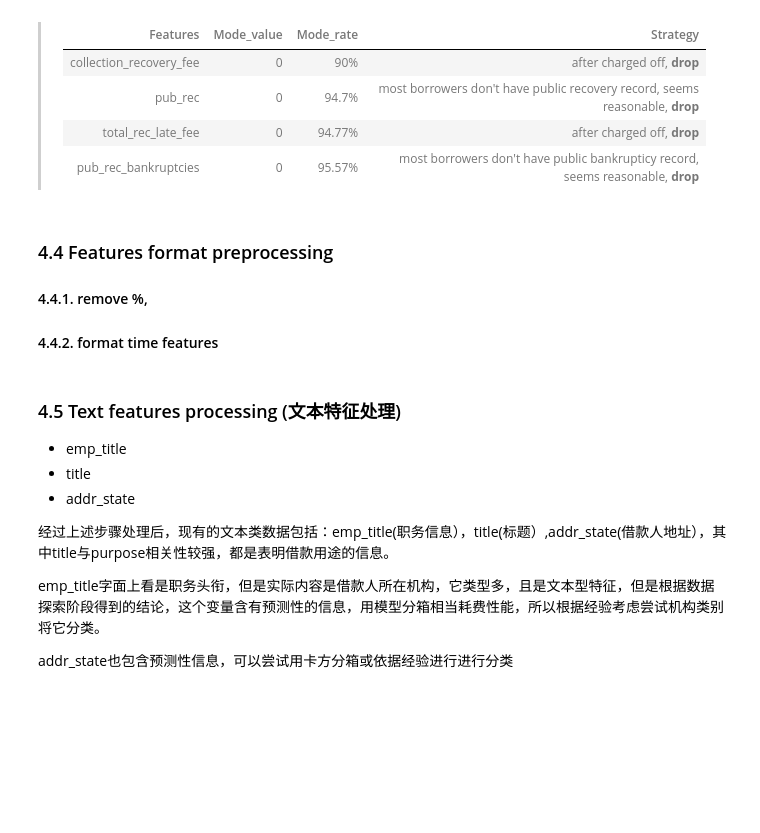
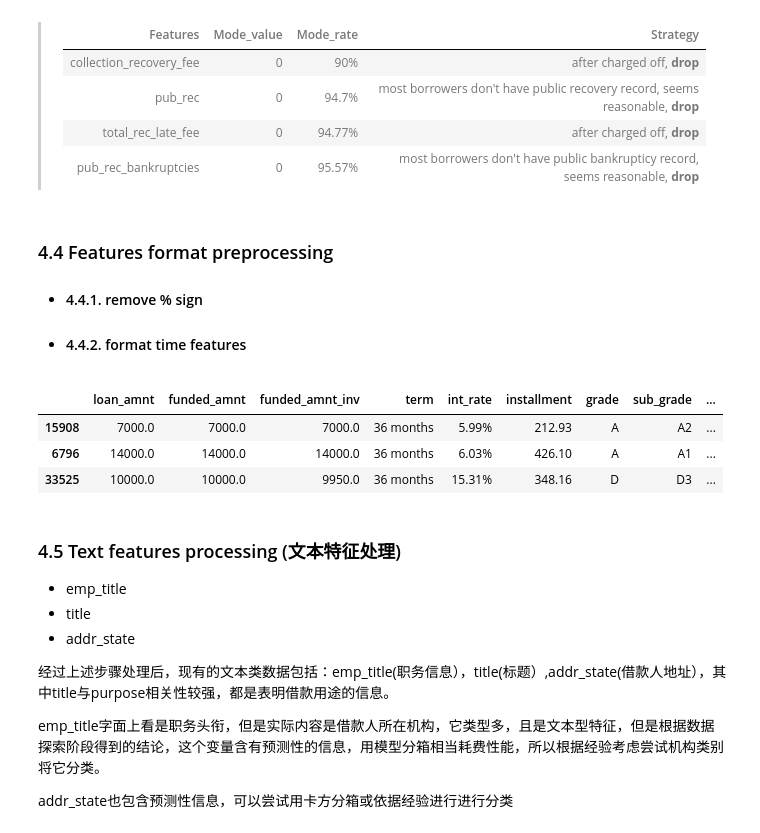
Before and after one commit to xslittlemaggie/Deep-Learning-Machine-Learning-Projects, a Jupyter notebook: Loan.ipynb, the cells around one changed output. Cells and saved outputs as stored; diff of their text form; code cells hidden in the pictures; blank space fills up the shorter version.

```diff
--- a/Loan.ipynb
+++ b/Loan.ipynb
@@ -619,6 +621,6 @@ for data in df_list:
 # %% [markdown]
 ### 4.4 Features format preprocessing
 
-#### 4.4.1. remove %,
+- #### 4.4.1. remove % sign
 
-#### 4.4.2. format time features
+- #### 4.4.2. format time features
@@ -634,3 +627,11 @@ date_features = ["issue_d", "earliest_cr_line"]
+# %%
+#df_train.describe(include = "all").T
+df_train.head(3)
+# %% [output]
+|  | loan_amnt | funded_amnt | funded_amnt_inv | term | int_rate | installment | grade | sub_grade | ... |
+| 15908 | 7000.0 | 7000.0 | 7000.0 | 36 months | 5.99% | 212.93 | A | A2 | ... |
+| 6796 | 14000.0 | 14000.0 | 14000.0 | 36 months | 6.03% | 426.10 | A | A1 | ... |
+| 33525 | 10000.0 | 10000.0 | 9950.0 | 36 months | 15.31% | 348.16 | D | D3 | ... |
 # %%
 for data in df_list:
   data['term'] = data['term'].replace(" 36 months", 36).replace(" 60 months", 60).astype('float')
```
Also changed, not shown: parts of 39 cells of this notebook.
